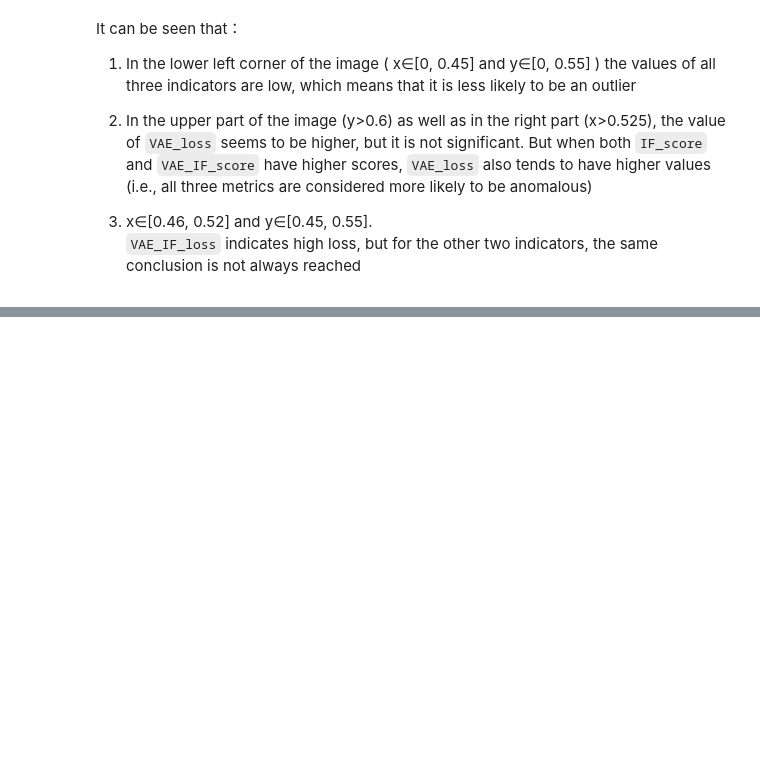
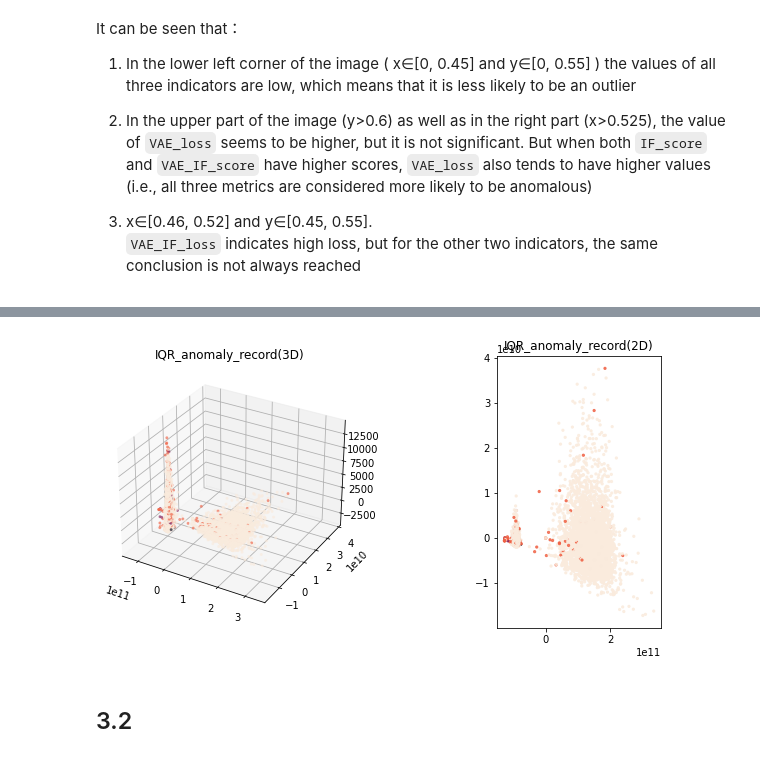
Before and after one commit to petitepepper/Anomaly-Detection_BYOND, a Jupyter notebook: 2_Evaluation.ipynb, the cells around one changed output, grey strips where cells are left out. Saved outputs shown, nothing was run; the diff lists cells and outputs as text; code cells hidden in the pictures; blank space fills up the shorter version.

```diff
--- a/2_Evaluation.ipynb
+++ b/2_Evaluation.ipynb
@@ -140,0 +152,16 @@ It can be seen that：
+# %%
+def get_IQRfense(series):
+    Q1 = series.quantile(0.25)
+    Q3 = series.quantile(0.75)
+    IQR = Q3 - Q1
+    thresh = Q3 + 1.5*IQR
+    return thresh
+# %%
+print("The threshold caculated by IQR method")
+print("- "*28)
+print("Metric \t\tThreshold \tCorresponding Quantile")
+for metric in metrics:
+    iqr_thresh = get_IQRfense(df[metric])
+    IQR_thresholds.append(iqr_thresh)
+    reverse_quantile = stats.percentileofscore(df[metric],iqr_thresh)
+    print(f'{metric}: \t{iqr_thresh:.2f} \t\t{reverse_quantile:.2f}%')
@@ -140,0 +185,6 @@ It can be seen that：
+# %%
+for i in range(len(metrics)):
+    metric = metrics[i]
+    IQR_col = "IQR_outiler_"+metric
+    IQR_cols_names.append(IQR_col)
+    df[IQR_col] = df[metric].map(lambda x: 1 if x>IQR_thresholds[i] else 0)
@@ -140,0 +203,3 @@ It can be seen that：
+# %%
+df['IQR_anomaly_record'] = df[IQR_cols_names].sum(axis=1)
+df['IQR_anomaly_record'].value_counts()/df.shape[0]
@@ -140,0 +217,6 @@ It can be seen that：
+# %%
+anomaly_visualization(df_features,df['IQR_anomaly_record'],'IQR_anomaly_record')
+# %% [output]
+[figure, added]
+# %% [markdown]
+## 3.2
```
Also changed, not shown: parts of 12 cells of this notebook.
